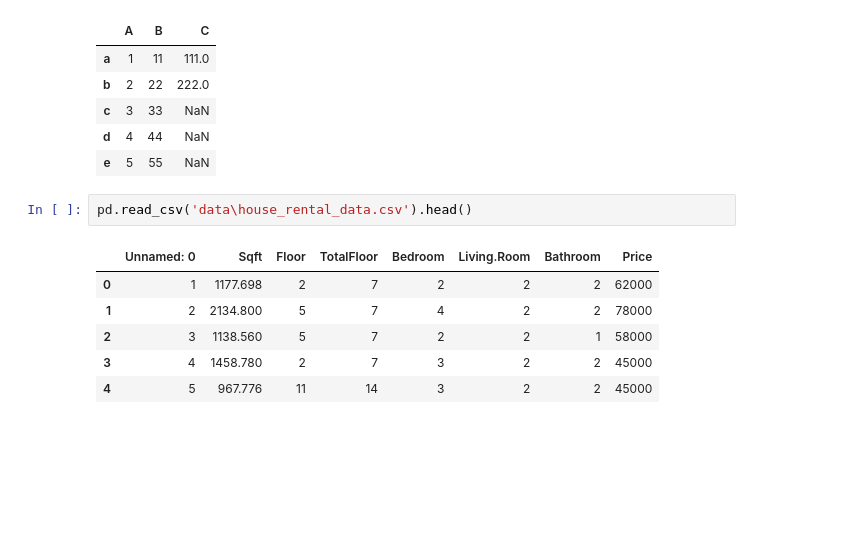
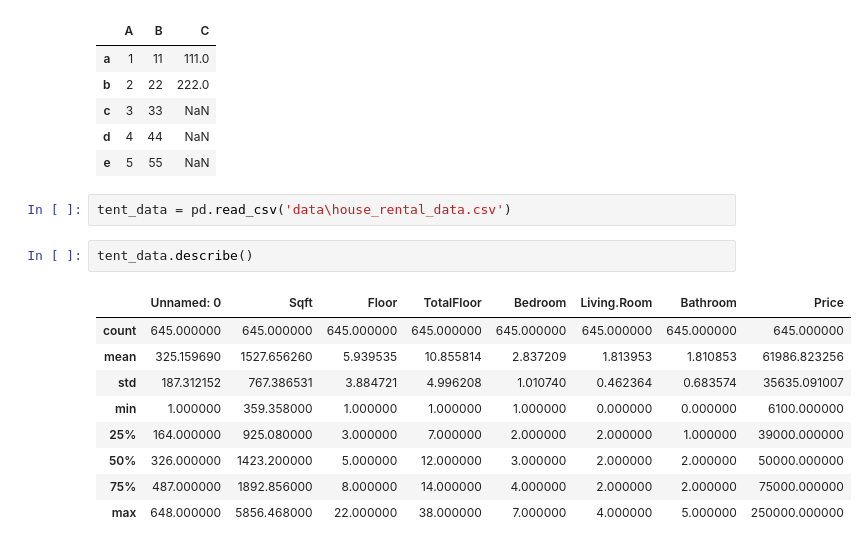
Before and after one commit to atulsm/MachinelearningExperiments, a Jupyter notebook: 1.2 Pandas.ipynb, the cells around one changed output. Saved outputs shown, nothing was run; the diff lists cells and outputs as text; blank space fills up the shorter version.

```diff
--- a/1.2 Pandas.ipynb
+++ b/1.2 Pandas.ipynb
@@ -94,11 +94,16 @@ df
 | d | 4 | 44 | NaN |
 | e | 5 | 55 | NaN |
 # %%
-pd.read_csv('data\house_rental_data.csv').head()
+tent_data = pd.read_csv('data\house_rental_data.csv')
-# %% [output]
-|  | Unnamed: 0 | Sqft | Floor | TotalFloor | Bedroom | Living.Room | Bathroom | Price |
-| 0 | 1 | 1177.698 | 2 | 7 | 2 | 2 | 2 | 62000 |
-| 1 | 2 | 2134.800 | 5 | 7 | 4 | 2 | 2 | 78000 |
-| 2 | 3 | 1138.560 | 5 | 7 | 2 | 2 | 1 | 58000 |
-| 3 | 4 | 1458.780 | 2 | 7 | 3 | 2 | 2 | 45000 |
-| 4 | 5 | 967.776 | 11 | 14 | 3 | 2 | 2 | 45000 |
+# %%
+tent_data.describe()
+# %% [output]
+|  | Unnamed: 0 | Sqft | Floor | TotalFloor | Bedroom | Living.Room | Bathroom | Price |
+| count | 645.000000 | 645.000000 | 645.000000 | 645.000000 | 645.000000 | 645.000000 | 645.000000 | 645.000000 |
+| mean | 325.159690 | 1527.656260 | 5.939535 | 10.855814 | 2.837209 | 1.813953 | 1.810853 | 61986.823256 |
+| std | 187.312152 | 767.386531 | 3.884721 | 4.996208 | 1.010740 | 0.462364 | 0.683574 | 35635.091007 |
+| min | 1.000000 | 359.358000 | 1.000000 | 1.000000 | 1.000000 | 0.000000 | 0.000000 | 6100.000000 |
+| 25% | 164.000000 | 925.080000 | 3.000000 | 7.000000 | 2.000000 | 2.000000 | 1.000000 | 39000.000000 |
+| 50% | 326.000000 | 1423.200000 | 5.000000 | 12.000000 | 3.000000 | 2.000000 | 2.000000 | 50000.000000 |
+| 75% | 487.000000 | 1892.856000 | 8.000000 | 14.000000 | 4.000000 | 2.000000 | 2.000000 | 75000.000000 |
+| max | 648.000000 | 5856.468000 | 22.000000 | 38.000000 | 7.000000 | 4.000000 | 5.000000 | 250000.000000 |
```
Also changed, not shown: parts of 15 cells of this notebook, 2 other files.
